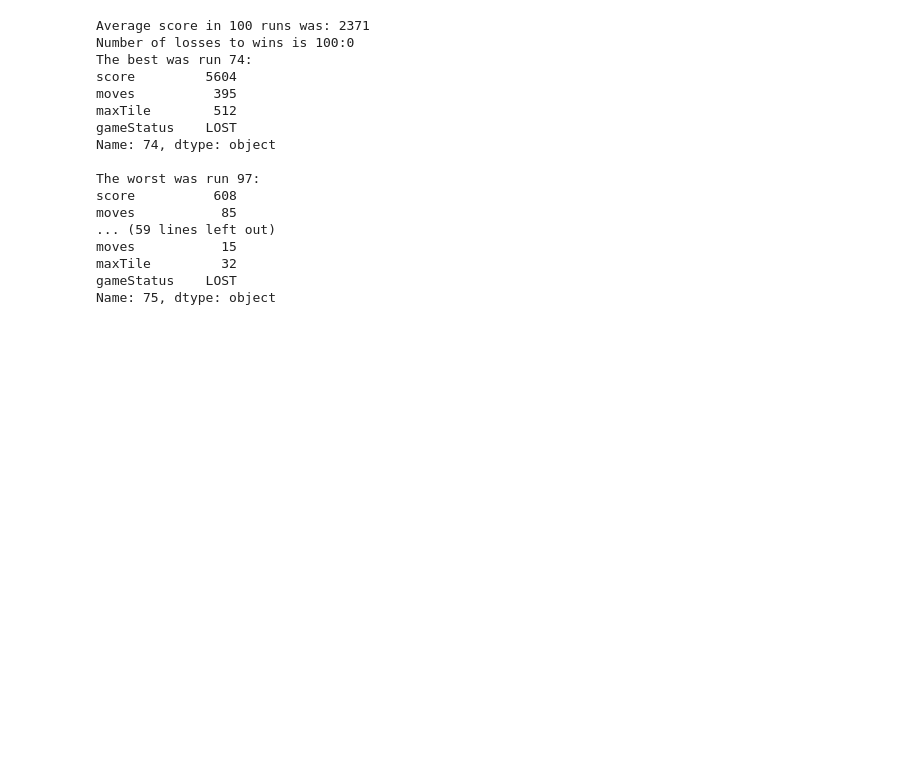
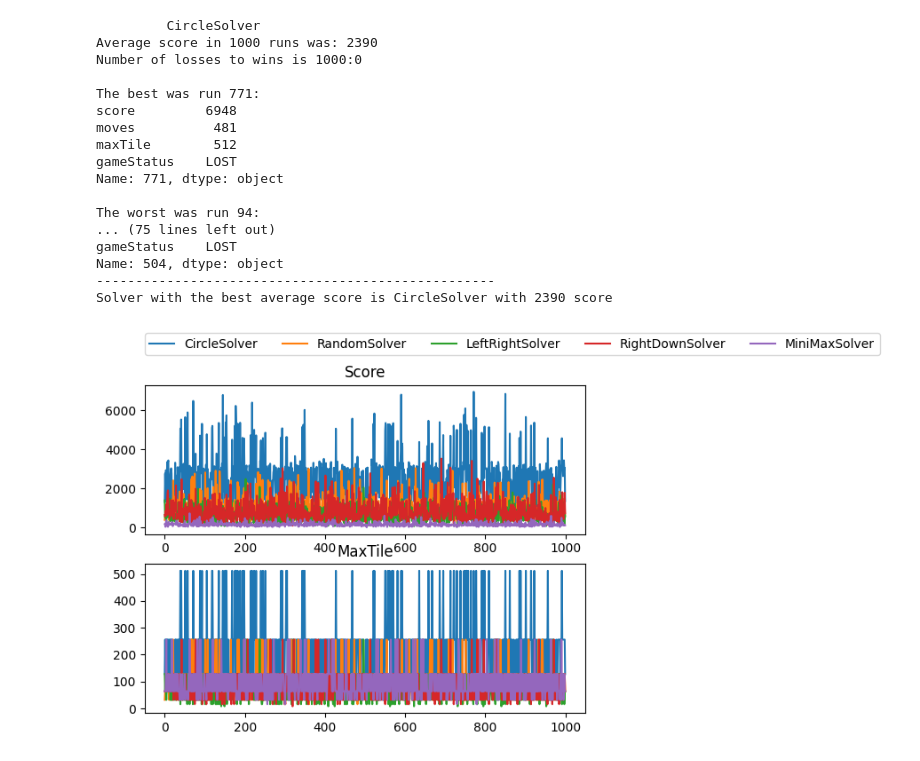
Before and after one commit to MugshotDrippedOut/Simon, a Jupyter notebook: SWI/6. semester/AP6UI_ai/ukol1/2048_base.ipynb, the cells around one changed output. Saved outputs shown, nothing was run; the diff lists cells and outputs as text; code cells hidden in the pictures; blank space fills up the shorter version.

```diff
--- a/SWI/6. semester/AP6UI_ai/ukol1/2048_base.ipynb
+++ b/SWI/6. semester/AP6UI_ai/ukol1/2048_base.ipynb
@@ -354,33 +456,38 @@ def RandomSolver():
 # %%
 solvers = [CircleSolver, RandomSolver, LeftRightSolver, RightDownSolver,MiniMaxSolver]
 
 """ circleSolver = DataLogger(solvers[0], 200)
 randomSolver = DataLogger(solvers[1], 200)
 leftRightSolver = DataLogger(solvers[2], 200)
 rightDownSolver = DataLogger(solvers[3], 200)
 minimaxSolver = DataLogger(solvers[4], 200)
 
 eachSolver = [circleSolver,randomSolver,leftRightSolver,rightDownSolver,minimaxSolver] """
 
-for solver in range(len(solvers)):
+""" for solver in range(len(solvers)):
     solver = DataLogger(solvers[solver], 100)
     #solver.dataDf()
-    solver.stats()
+    solver.stats() """
+
+dataframe = DataLogger(solvers, 1000)
+dataframe.stats()
+dataframe.subPlot()
 # %% [output]
-Average score in 100 runs was: 2371
-Number of losses to wins is 100:0
-The best was run 74:
-score         5604
-moves          395
+         CircleSolver
+Average score in 1000 runs was: 2390
+Number of losses to wins is 1000:0
+
+The best was run 771:
+score         6948
+moves          481
 maxTile        512
 gameStatus    LOST
-Name: 74, dtype: object
+Name: 771, dtype: object
 
-The worst was run 97:
-score          608
-moves           85
-... (59 lines left out)
-moves           15
-maxTile         32
+The worst was run 94:
+... (75 lines left out)
 gameStatus    LOST
-Name: 75, dtype: object
+Name: 504, dtype: object
+---------------------------------------------------
+Solver with the best average score is CircleSolver with 2390 score
+[figure, added]
```
Also changed, not shown: parts of 1 cell of this notebook, 2 other files.
